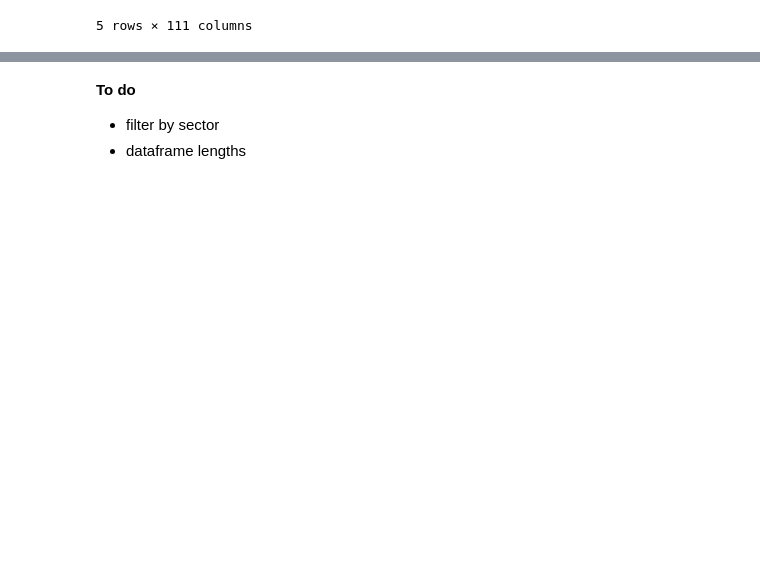
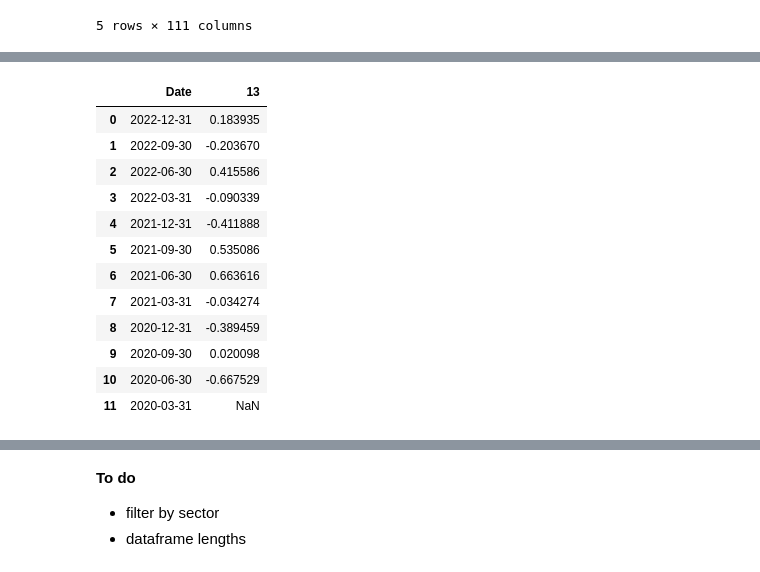
Before and after one commit to jjiaoyuwang/WQU-capstone, a Jupyter notebook: follow-on-studies.ipynb, the cells around one changed output, grey strips where cells are left out. Saved outputs shown, nothing was run; the diff lists cells and outputs as text; code cells hidden in the pictures; blank space fills up the shorter version.

```diff
--- a/follow-on-studies.ipynb
+++ b/follow-on-studies.ipynb
@@ -217,0 +197,16 @@ asset_prices[combined_tickers].head()
+# %%
+pd.concat([pd.DataFrame(index=asset_prices[combined_tickers].pct_change(-1).iloc[:12,:].index).reset_index(),dfa.reset_index(drop=True)],axis=1)
+# %% [output]
+|  | Date | 13 |
+| 0 | 2022-12-31 | 0.183935 |
+| 1 | 2022-09-30 | -0.203670 |
+| 2 | 2022-06-30 | 0.415586 |
+| 3 | 2022-03-31 | -0.090339 |
+| 4 | 2021-12-31 | -0.411888 |
+| 5 | 2021-09-30 | 0.535086 |
+| 6 | 2021-06-30 | 0.663616 |
+| 7 | 2021-03-31 | -0.034274 |
+| 8 | 2020-12-31 | -0.389459 |
+| 9 | 2020-09-30 | 0.020098 |
+| 10 | 2020-06-30 | -0.667529 |
+| 11 | 2020-03-31 | NaN |
```
Also changed, not shown: parts of 15 cells of this notebook, 14 other files.
